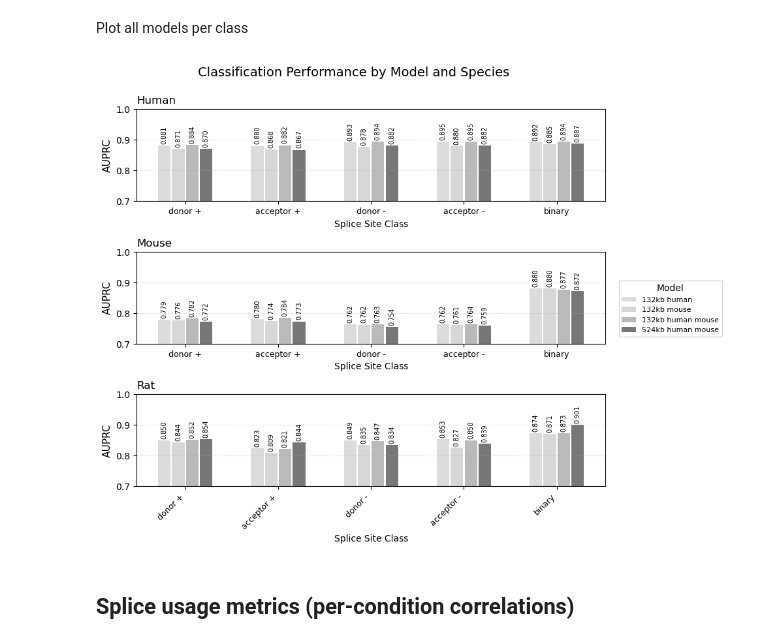
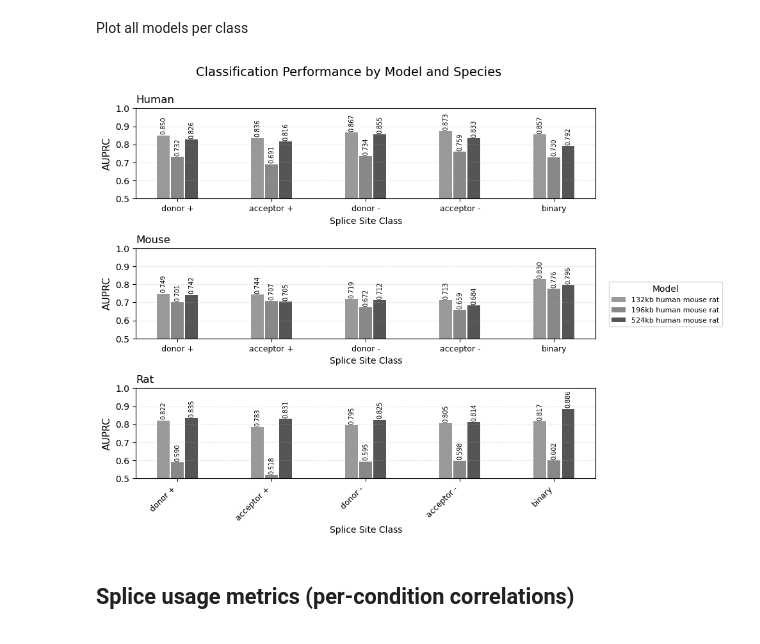
Before and after one commit to anamariaelek/alphagenome-pytorch, a Jupyter notebook: examples/notebooks/splice_eval_compara.ipynb, the cells around one changed output. Cells and saved outputs as stored; diff of their text form; code cells hidden in the pictures.

```diff
--- a/examples/notebooks/splice_eval_compara.ipynb
+++ b/examples/notebooks/splice_eval_compara.ipynb
@@ -11,8 +13,15 @@ import matplotlib.lines as mlines
 metrics_dict = {}
 
 # Load saved predictions
-models = ["132kb_human", "132kb_mouse", "132kb_human_mouse", "524kb_human_mouse"]
-# models = ["132kb_human", "132kb_mouse", "132kb_human_mouse", "524kb_human_mouse", "132kb_human_mouse_rat", "524kb_human_mouse_rat"]
+models = [
+    #"132kb_human",
+    #"132kb_mouse",
+    #"132kb_human_mouse",
+    "132kb_human_mouse_rat",
+    "196kb_human_mouse_rat",
+    #"524kb_human_mouse",
+    "524kb_human_mouse_rat"
+]
 for model in models:
     for pred_sps in ["rat", "mouse", "human"]:
         # Construct prediction directory path
@@ -82,6 +91,12 @@ MODEL_COLORS = {
     "132kb_human_mouse_rat (head: mouse)": "#cc6e1a",
     "132kb_human_mouse_rat (head: rat)": "#d41f1f",
 
+    # 196kb human_mouse_rat - slightly darker
+    "196kb_human_mouse_rat": "#6b6b6b",
+    "196kb_human_mouse_rat (head: human)": "#1a5fa0",
+    "196kb_human_mouse_rat (head: mouse)": "#b86015",
+    "196kb_human_mouse_rat (head: rat)": "#c41818",
+
     # 524kb human_mouse - dark
     "524kb_human_mouse": "#555555",
     "524kb_human_mouse (head: human)": "#08519c",
@@ -99,14 +114,17 @@ COMBO_ORDER = [
     "132kb_human (head: human)",
     "132kb_human_mouse (head: human)",
     "132kb_human_mouse_rat (head: human)",
+    "196kb_human_mouse_rat (head: human)",
     "524kb_human_mouse (head: human)",
     "524kb_human_mouse_rat (head: human)",
     "132kb_mouse (head: mouse)",
     "132kb_human_mouse (head: mouse)",
     "132kb_human_mouse_rat (head: mouse)",
+    "196kb_human_mouse_rat (head: mouse)",
     "524kb_human_mouse (head: mouse)",
     "524kb_human_mouse_rat (head: mouse)",
     "132kb_human_mouse_rat (head: rat)",
+    "196kb_human_mouse_rat (head: rat)",
     "524kb_human_mouse_rat (head: rat)"
 ]
 
@@ -234,7 +252,7 @@ for model_idx, model in enumerate(models):
                             ha='center', va='bottom', fontsize=7, rotation=90)
 
         # Customize subplot
-        ax.set_ylim(0.7, 1.05)
+        ax.set_ylim(0.5, 1.05)
         ax.grid(axis='y', alpha=0.3, linestyle='--')
 
         # Set title for top row (species names)
@@ -286,8 +304,12 @@ import matplotlib.pyplot as plt
 import numpy as np
 from matplotlib.patches import Patch
 
-models_classification = ["132kb_human", "132kb_mouse", "132kb_human_mouse", "524kb_human_mouse"]
-#models_classification = ["132kb_human", "132kb_mouse", "132kb_human_mouse", "132kb_human_mouse_rat", "524kb_human_mouse", "524kb_human_mouse_rat"]
+models_classification = ["132kb_human", "132kb_mouse", "132kb_human_mouse", "132kb_human_mouse_rat", "196kb_human_mouse_rat", "524kb_human_mouse", "524kb_human_mouse_rat"]
+
+# Subset those models for which we have data
+models_classification = [model for model in models_classification if model in df_classification['model'].unique()]
+
+# Get unique prediction species and classes
 pred_species_list = sorted(df_classification['pred_species'].unique())
 classes = sorted(df_classification['class_idx'].unique())
 n_classes = len(classes)
@@ -329,12 +351,12 @@ for species_idx, pred_sps in enumerate(pred_species_list):
                        label=model.replace('_', ' ') if class_idx == 0 else "")
 
                 # Add value on top
-                if auprc_value > 0.75:  # Only show if high enough
+                if auprc_value > 0.5:  # Only show if high enough
                     ax.text(x_pos, auprc_value + 0.005, f'{auprc_value:.3f}',
                             ha='center', va='bottom', fontsize=7, rotation=90)
 
     # Customize subplot
-    ax.set_ylim(0.7, 1)
+    ax.set_ylim(0.5, 1)
     ax.set_ylabel('AUPRC', fontsize=11)
     ax.set_title(f'{pred_sps.capitalize()}', fontsize=12, loc='left')
     ax.grid(axis='y', alpha=0.3, linestyle='--')
@@ -345,34 +367,34 @@ for species_idx, pred_sps in enumerate(pred_species_list):
     ax.set_xticks(tick_positions)
 
     # Create class labels
     class_labels = []
     for cls in classes:
         label = CLASS_LABELS.get(cls, f'class_{cls}')
         if cls == 4:
             label = 'binary'
         class_labels.append(label)
 
     if species_idx == n_species - 1:
         ax.set_xticklabels(class_labels, rotation=45, ha='right', fontsize=9)
     else:
         ax.set_xticklabels(class_labels, fontsize=9)
     ax.set_xlabel('Splice Site Class', fontsize=10)
 
 fig.suptitle('Classification Performance by Model and Species', fontsize=14, y=0.995)
 
 # Create model legend with colors
 legend_handles = []
 for model in models_classification:
     color = MODEL_COLORS[model]
     legend_handles.append(Patch(facecolor=color, alpha=0.8, label=model.replace('_', ' ')))
 
 fig.legend(handles=legend_handles, title='Model',
           loc='center left', bbox_to_anchor=(1.0, 0.5), fontsize=8)
 
 plt.tight_layout()
 plt.show()
 # %% [output]
-[figure, old version]
+[figure, new version]
 # %% [markdown]
 ## Splice usage metrics (per-condition correlations)
 # %%
```
Also changed, not shown: parts of 10 cells of this notebook, 13 other files.
